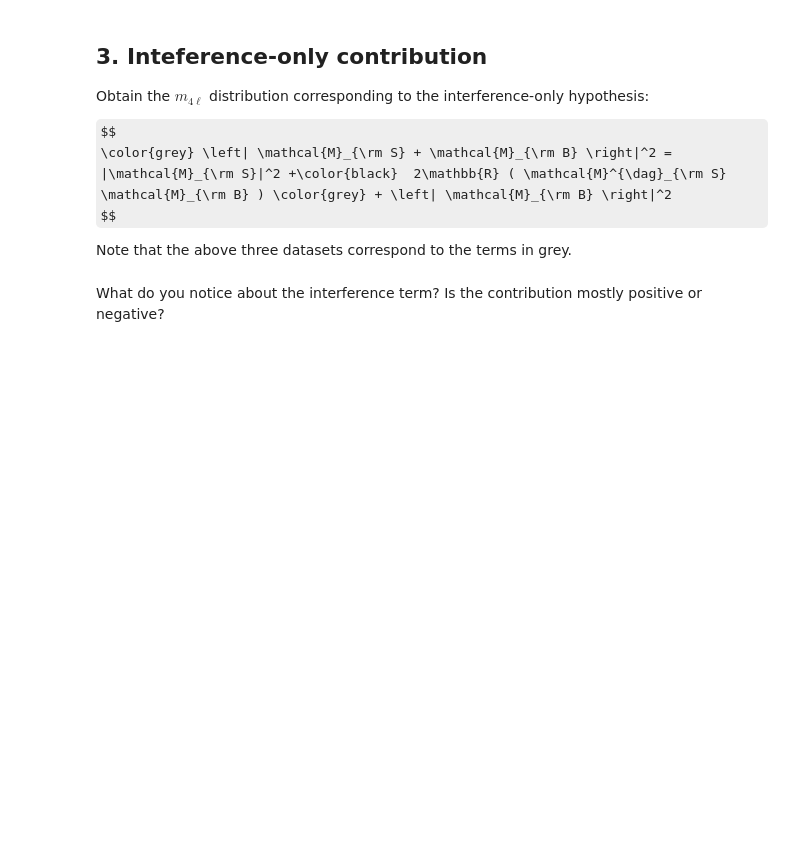
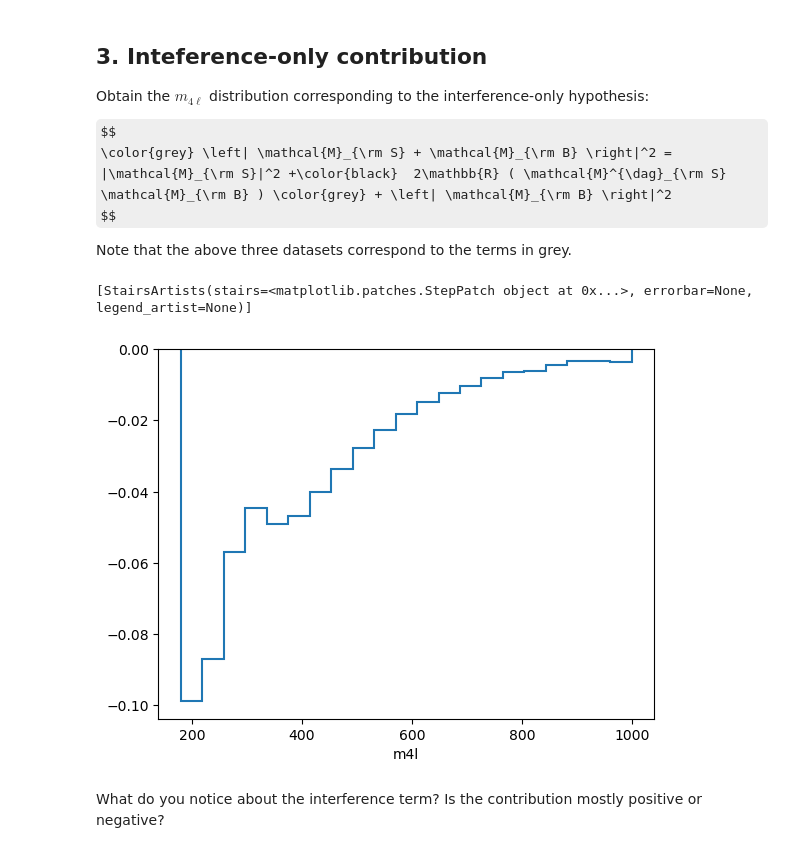
Before and after one commit to mohummudh/2025-lbnl, a Jupyter notebook: sessions/day2/nsbi-tutorial/tutorials/1_data_exploration.ipynb, the cells around one changed output. Saved outputs shown, nothing was run; the diff lists cells and outputs as text; code cells hidden in the pictures; some formulas as TeX source; blank space fills up the shorter version.

```diff
--- a/sessions/day2/nsbi-tutorial/tutorials/1_data_exploration.ipynb
+++ b/sessions/day2/nsbi-tutorial/tutorials/1_data_exploration.ipynb
@@ -99,12 +100,11 @@ $$
 
 Note that the above three datasets correspond to the terms in grey.
 # %%
-h_m4l_sbi_vals = h_m4l_sbi.values()
-h_m4l_sig_vals = h_m4l_sig.values()
-h_m4l_bkg_vals = h_m4l_bkg.values()
-
-# IMPLEMET ME
-h_m4l_int_vals = h_m4l_sbi_vals - h_m4l_sig_vals - h_m4l_bkg_vals
+h_m4l_int = h_m4l_sbi - h_m4l_sig - h_m4l_bkg
+h_m4l_int.plot()
+# %% [output]
+[StairsArtists(stairs=<matplotlib.patches.StepPatch object at 0x...>, errorbar=None, legend_artist=None)]
+[figure, added]
 # %% [markdown]
 What do you notice about the interference term? Is the contribution mostly positive or negative?
 # %% [markdown]
```
Also changed, not shown: parts of 6 cells of this notebook, 3 other files.
